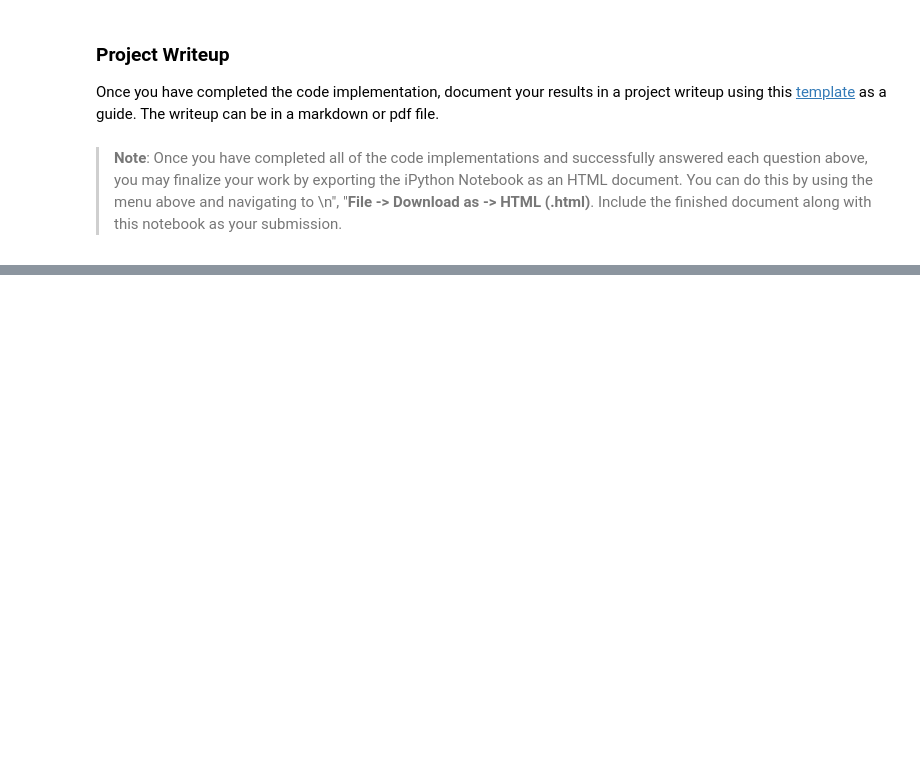
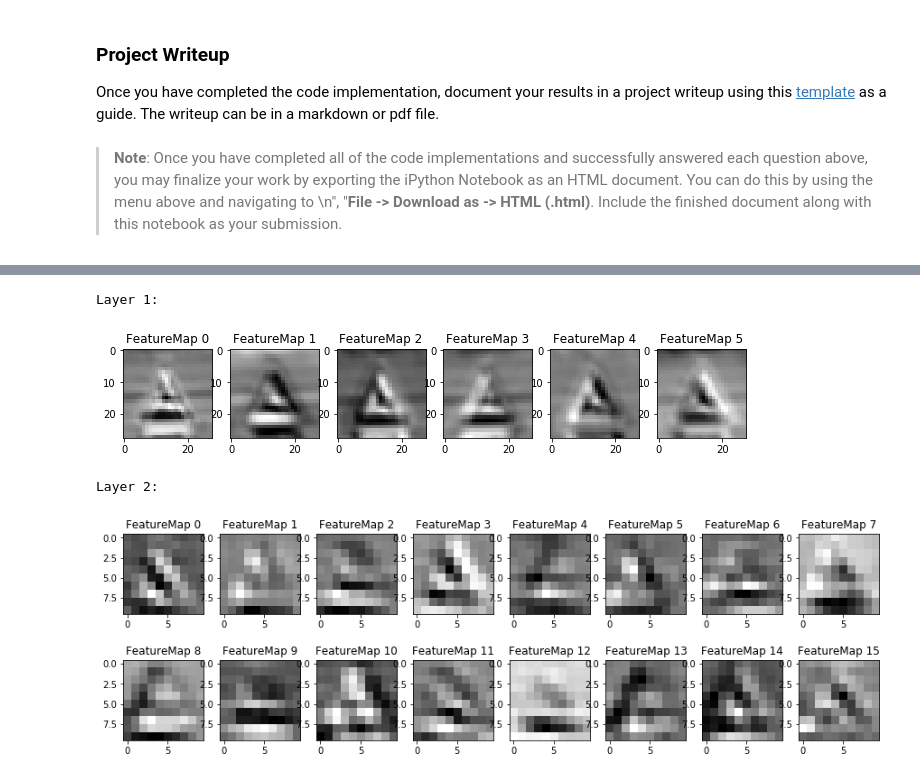
Before and after one commit to jakubkid/trafficSign, a Jupyter notebook: Traffic_Sign_Classifier.ipynb, the cells around one changed output, grey strips where cells are left out. Cells and saved outputs as stored; diff of their text form; code cells hidden in the pictures; blank space fills up the shorter version.

```diff
--- a/Traffic_Sign_Classifier.ipynb
+++ b/Traffic_Sign_Classifier.ipynb
@@ -530,0 +555,15 @@ outputFeatureMap(img, )
+# %%
+with tf.Session() as sess:
+    imgList = np.zeros((1, 32, 32, 3))
+    saver.restore(sess, tf.train.latest_checkpoint('.'))
+    imgList[0]=mpimg.imread('animal_31.ppm')
+    print('Layer 1:')
+    outputFeatureMap(imgList, layer1Conv)
+    plt.show()
+    print('Layer 2:')
+    outputFeatureMap(imgList, layer2Conv)
+# %% [output]
+Layer 1:
+[figure, added]
+Layer 2:
+[figure, added]
```
Also changed, not shown: parts of 8 cells of this notebook, 4 other files.
